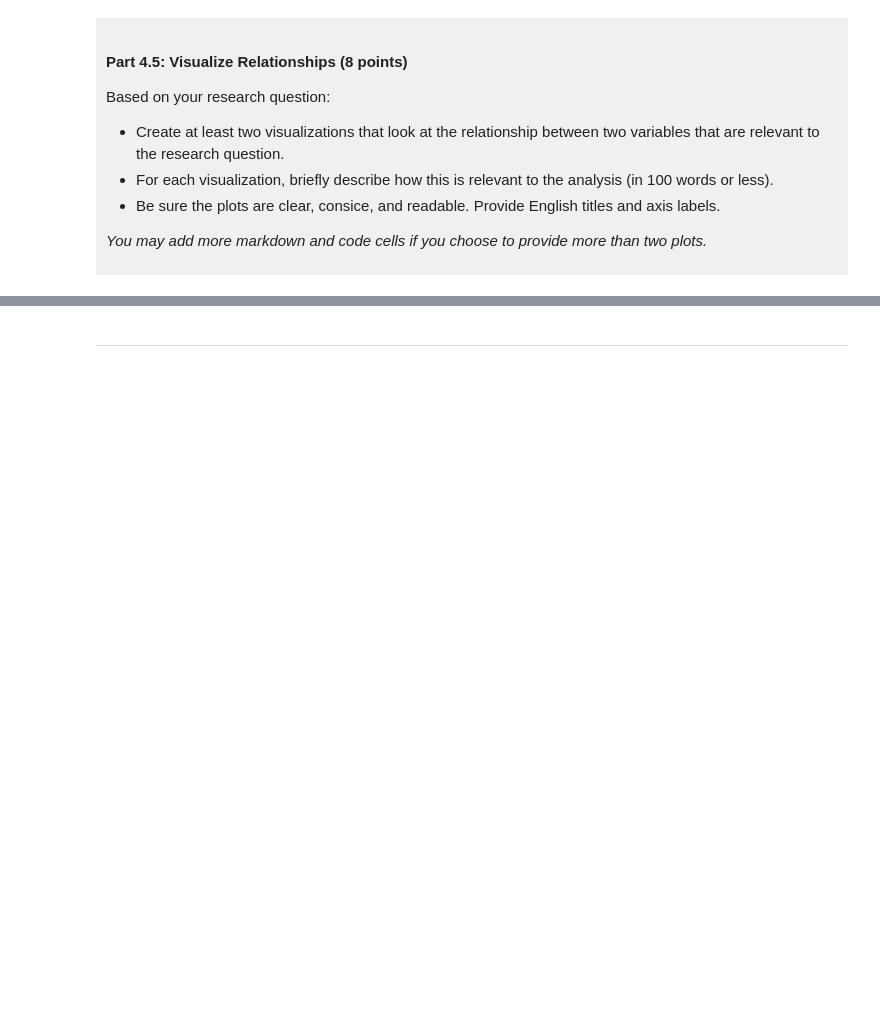
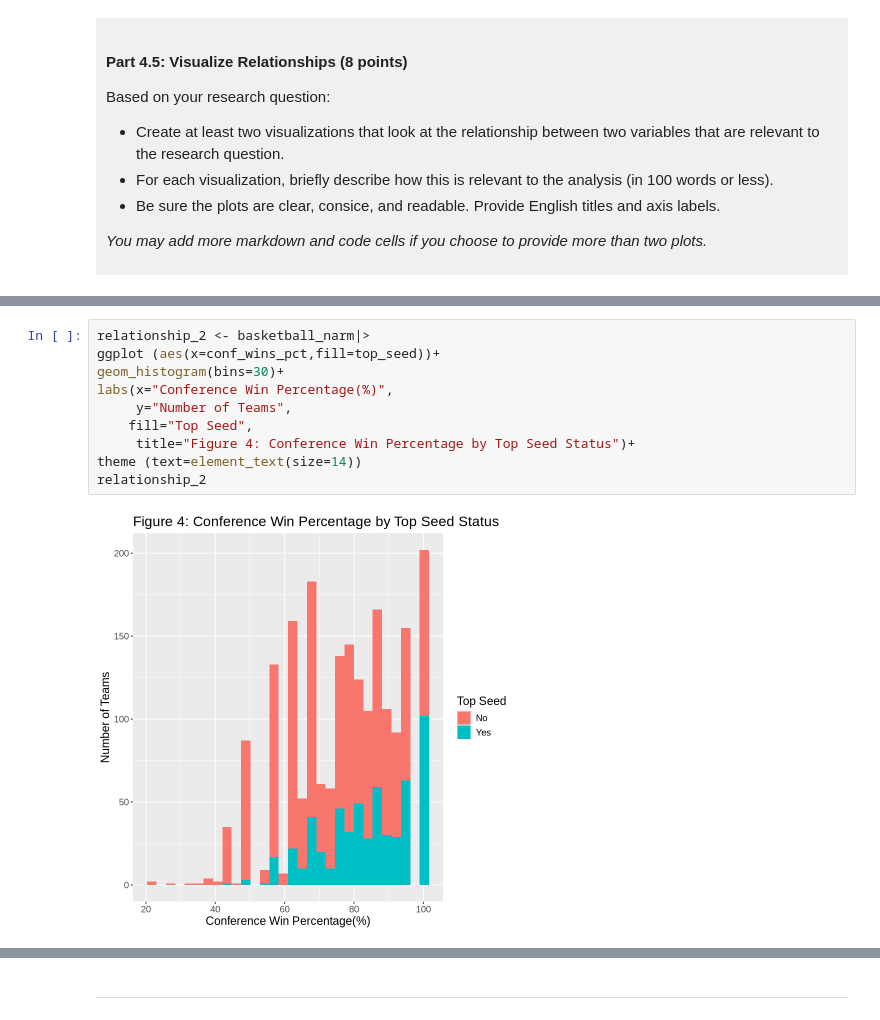
Before and after one commit to chuning-s/dsci-100-project-chuning-sun, a Jupyter notebook: dsci-100-project-notebook.ipynb, the cells around one changed output, grey strips where cells are left out. Drawn from its saved outputs; the diff is of its cells as text; blank space fills up the shorter version.

```diff
--- a/dsci-100-project-notebook.ipynb
+++ b/dsci-100-project-notebook.ipynb
@@ -330,0 +420,12 @@ Visualization 2: %%% EDIT THIS MARKDOWN CELL%%%
+# %%
+relationship_2 <- basketball_narm|>
+ggplot (aes(x=conf_wins_pct,fill=top_seed))+
+geom_histogram(bins=30)+
+labs(x="Conference Win Percentage(%)",
+     y="Number of Teams",
+    fill="Top Seed",
+     title="Figure 4: Conference Win Percentage by Top Seed Status")+
+theme (text=element_text(size=14))
+relationship_2
+# %% [output]
+[figure, added]
```
Also changed, not shown: parts of 13 cells of this notebook.
